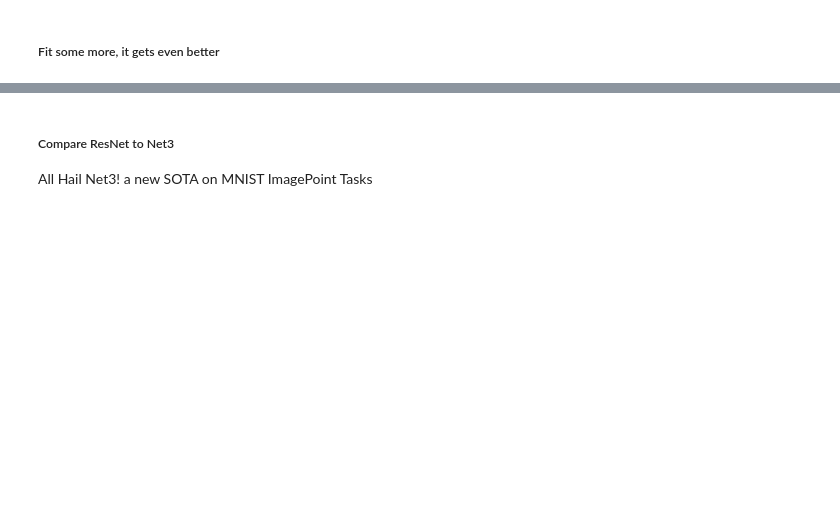
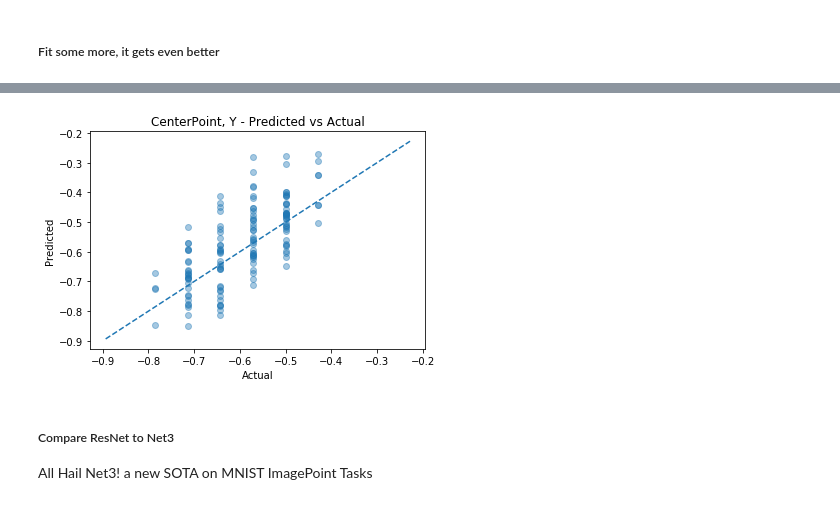
Before and after one commit to sutt/fastai-tutorial, a Jupyter notebook: tut_multitask_04.ipynb, the cells around one changed output, grey strips where cells are left out. Cells and saved outputs as stored; diff of their text form; code cells hidden in the pictures; blank space fills up the shorter version.

```diff
--- a/tut_multitask_04.ipynb
+++ b/tut_multitask_04.ipynb
@@ -94,0 +123,7 @@ pva_plot(actuals, predicts, 'CenterPoint, X')
+# %%
+preds = learn_net3.get_preds()
+actuals =  preds[1].view(-1,2)[:,1]
+predicts = preds[0][:,1]
+
+pva_plot(actuals, predicts, 'CenterPoint, Y')
+# %% [output]
@@ -95,3 +131,4 @@ pva_plot(actuals, predicts, 'CenterPoint, X')
+[figure, added]
 # %% [markdown]
 ##### Compare ResNet to Net3
 All Hail Net3! a new SOTA on MNIST ImagePoint Tasks
```
Also changed, not shown: parts of 8 cells of this notebook, 20 other files.
